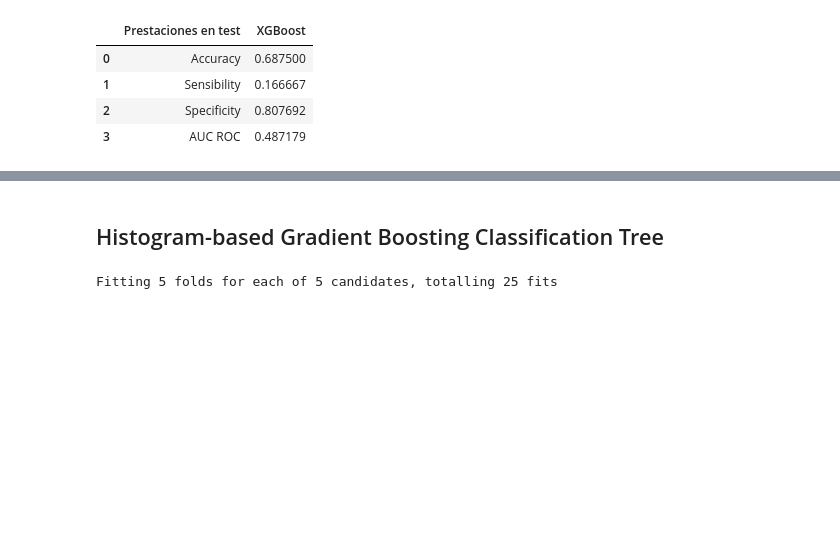
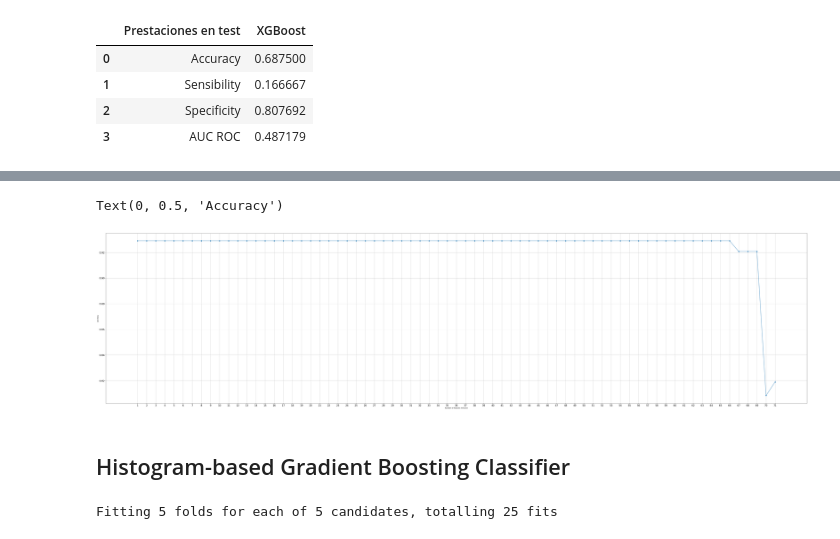
Before and after one commit to jorgealarconlucas/TFG, a Jupyter notebook: TFG.ipynb, the cells around one changed output, grey strips where cells are left out. Saved outputs shown, nothing was run; the diff lists cells and outputs as text; code cells hidden in the pictures; blank space fills up the shorter version.

```diff
--- a/TFG.ipynb
+++ b/TFG.ipynb
@@ -1487,0 +1628,16 @@ Tabla_2
+# %%
+#SelectFromModel
+
+scores_cv = []
+thresholds = np.sort(gb_model.feature_importances_) # obtiene la importancia de cada característica
+i = 0
+for thresh in thresholds:
+    print("{} de {}".format(i,len(thresholds)))
+    selection = SelectFromModel(gb_model, threshold=thresh, prefit=True)
+    select_x_train_1 = selection.transform(x_train_1)
+    # train model
+    selection_model = GradientBoostingClassifier(learning_rate=0.05, max_depth=25, n_estimators=350)
+    #cv estimation
+    sc =cross_val_score(selection_model, select_x_train_1, y_train_1, cv=10, scoring='roc_auc',n_jobs=-1)
+    scores_cv.append(sc)
+    i+=1
@@ -1488,5 +1658,21 @@ Tabla_2
+# %%
+plt.rc('xtick',labelsize=15)
+plt.rc('ytick',labelsize=15)
+plt.figure(figsize = (80,20))
+sc_cv = np.asarray(scores_cv)
+scores_m = np.mean(sc_cv,axis = 1)
+scores_std = np.std(sc_cv,axis = 1)
+xx = np.arange(len(scores_m))
+plt.plot(xx,scores_m,'o-')
+plt.grid()
+_ = plt.xticks(xx,labels= np.arange(1,len(scores_m)+1))
+plt.xlabel('Number of features removed')
+plt.ylabel('Accuracy')
+# %% [output]
+Text(0, 0.5, 'Accuracy')
+[figure, added]
 # %% [markdown]
-## Histogram-based Gradient Boosting Classification Tree
+## Histogram-based Gradient Boosting Classifier
 # %%
 from sklearn.ensemble import HistGradientBoostingClassifier
 from sklearn.datasets import load_iris
```
Also changed, not shown: parts of 21 cells of this notebook.
